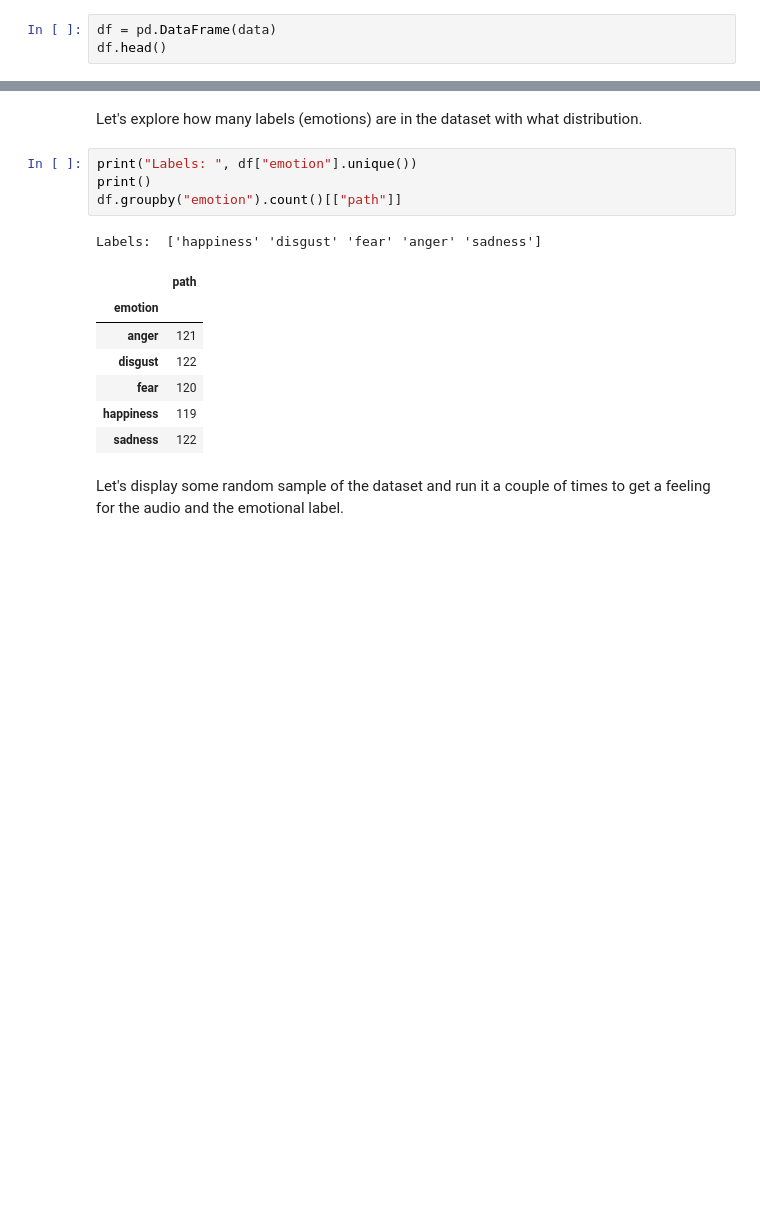
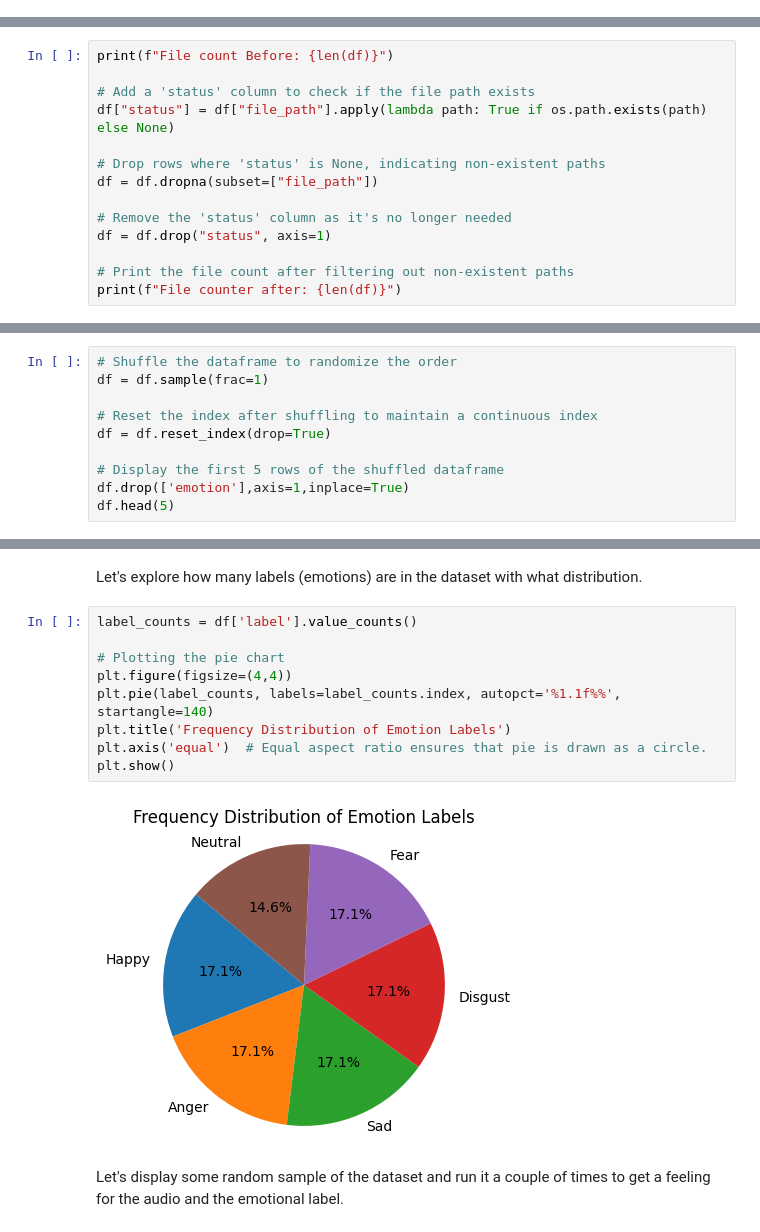
Before and after one commit to yuvraaj2002/VocalEmotion-AI, a Jupyter notebook: Main.ipynb, the cells around one changed output, grey strips where cells are left out. Drawn from its saved outputs; the diff is of its cells as text; blank space fills up the shorter version.

Commit message:
Added the code to do the resampling and seperating the data into train and test

```diff
--- a/Main.ipynb
+++ b/Main.ipynb
@@ -156,3 +161,0 @@ str_temp.split('_')[2]
-# %%
-df = pd.DataFrame(data)
-df.head()
@@ -187,0 +162,14 @@ Step 1: 604
+# %%
+print(f"File count Before: {len(df)}")
+
+# Add a 'status' column to check if the file path exists
+df["status"] = df["file_path"].apply(lambda path: True if os.path.exists(path) else None)
+
+# Drop rows where 'status' is None, indicating non-existent paths
+df = df.dropna(subset=["file_path"])
+
+# Remove the 'status' column as it's no longer needed
+df = df.drop("status", axis=1)
+
+# Print the file count after filtering out non-existent paths
+print(f"File counter after: {len(df)}")
@@ -187,0 +179,10 @@ Step 1: 604
+# %%
+# Shuffle the dataframe to randomize the order
+df = df.sample(frac=1)
+
+# Reset the index after shuffling to maintain a continuous index
+df = df.reset_index(drop=True)
+
+# Display the first 5 rows of the shuffled dataframe
+df.drop(['emotion'],axis=1,inplace=True)
+df.head(5)
@@ -188,18 +196,16 @@ Step 1: 604
 # %% [markdown]
 Let's explore how many labels (emotions) are in the dataset with what distribution.
-# %%
-print("Labels: ", df["emotion"].unique())
-print()
-df.groupby("emotion").count()[["path"]]
-# %% [output]
-Labels:  ['happiness' 'disgust' 'fear' 'anger' 'sadness']
-|  | path |
-| emotion |  |
-| anger | 121 |
-| disgust | 122 |
-| fear | 120 |
-| happiness | 119 |
-| sadness | 122 |
+# %%
+label_counts = df['label'].value_counts()
+
+# Plotting the pie chart
+plt.figure(figsize=(4,4))
+plt.pie(label_counts, labels=label_counts.index, autopct='%1.1f%%', startangle=140)
+plt.title('Frequency Distribution of Emotion Labels')
+plt.axis('equal')  # Equal aspect ratio ensures that pie is drawn as a circle.
+plt.show()
+# %% [output]
+[figure, added]
 # %% [markdown]
 Let's display some random sample of the dataset and run it a couple of times to get a feeling for the audio and the emotional label.
 # %%
```
Also changed, not shown: parts of 11 cells of this notebook.
